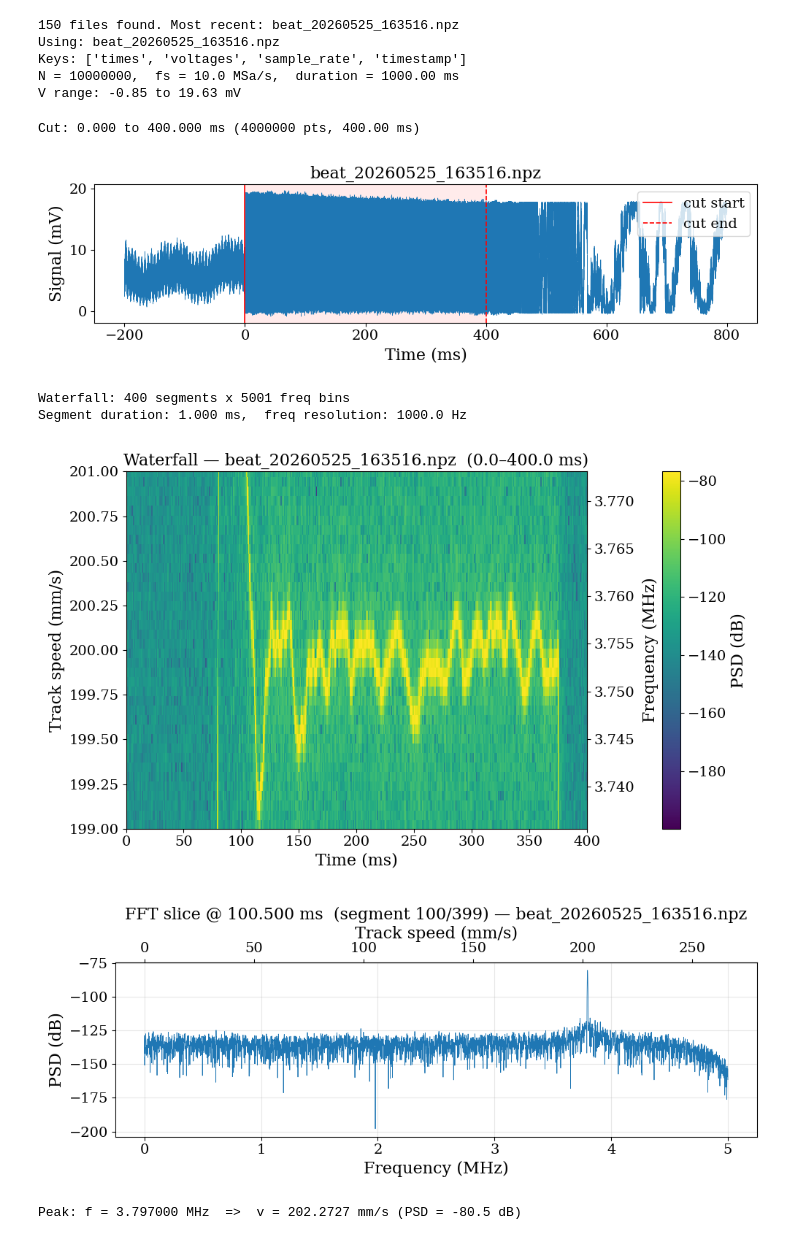
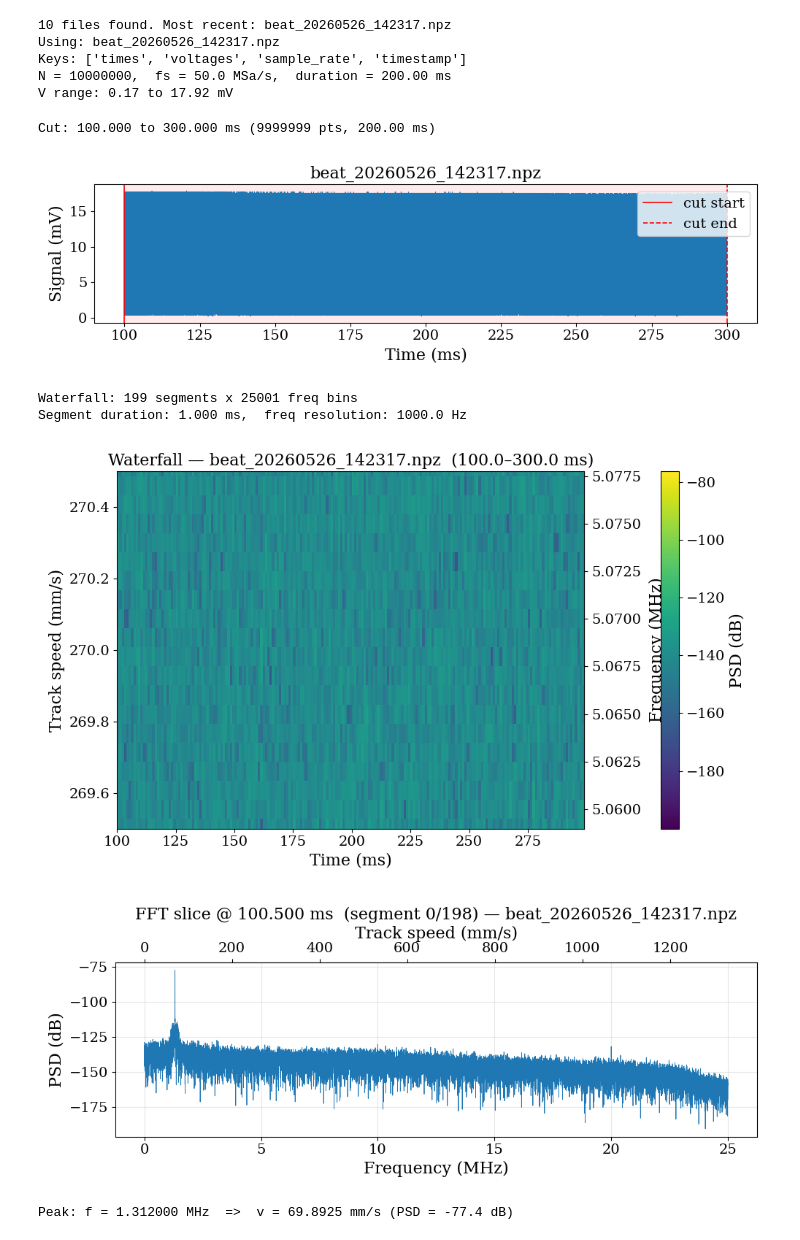
Before and after one commit to josephmlev/eedm_jml, a Jupyter notebook: daqAnalysisAndExperiments/launch/measureTrackVelocityBeatNote/beatNoteAnalysis.ipynb, the cells around one changed output. Saved outputs shown, nothing was run; the diff lists cells and outputs as text; code cells hidden in the pictures.

Commit message:
using track speed beat note stuff

```diff
--- a/daqAnalysisAndExperiments/launch/measureTrackVelocityBeatNote/beatNoteAnalysis.ipynb
+++ b/daqAnalysisAndExperiments/launch/measureTrackVelocityBeatNote/beatNoteAnalysis.ipynb
@@ -15,7 +15,8 @@ plt.rc('legend', fontsize=14)
 plt.rc('figure', titlesize=18)
 # %%
 #data_dir = Path("~/eedm_jml/daqAnalysisAndExperiments/launch/measureTrackVelocityBeatNote/data_gitignore/10Shots_2026_may_15").expanduser()
-data_dir = Path("~/eedm_jml/daqAnalysisAndExperiments/launch/measureTrackVelocityBeatNote/data_gitignore/").expanduser()
+data_dir = Path("~/eedm_jml/daqAnalysisAndExperiments/launch/measureTrackVelocityBeatNote/data_gitignore/70mmps_2026_may_26").expanduser()
+#data_dir = Path("~/eedm_jml/daqAnalysisAndExperiments/launch/measureTrackVelocityBeatNote/data_gitignore/").expanduser()
 files = sorted(data_dir.glob("*.npz"))
 
 if len(files) == 1:
@@ -41,11 +42,11 @@ xinc = 1.0 / fs
 print(f"N = {len(v)},  fs = {fs/1e6:.1f} MSa/s,  duration = {len(v)*xinc*1e3:.2f} ms")
 print(f"V range: {v.min()*1e3:.2f} to {v.max()*1e3:.2f} mV")
 # %% [output]
-150 files found. Most recent: beat_20260525_163516.npz
-Using: beat_20260525_163516.npz
+10 files found. Most recent: beat_20260526_142317.npz
+Using: beat_20260526_142317.npz
 Keys: ['times', 'voltages', 'sample_rate', 'timestamp']
-N = 10000000,  fs = 10.0 MSa/s,  duration = 1000.00 ms
-V range: -0.85 to 19.63 mV
+N = 10000000,  fs = 50.0 MSa/s,  duration = 200.00 ms
+V range: 0.17 to 17.92 mV
 # %%
 t_start = 0e-3      # seconds  <-- edit
 t_end   = 400e-3    # seconds  <-- edit
@@ -73,8 +74,8 @@ ax.legend(loc="upper right")
 plt.tight_layout()
 plt.show()
 # %% [output]
-Cut: 0.000 to 400.000 ms (4000000 pts, 400.00 ms)
+Cut: 100.000 to 300.000 ms (9999999 pts, 200.00 ms)
-[figure, old version]
+[figure, new version]
 # %%
 # %% Cell 3 — Waterfall on the cut data (time horizontal, velocity vertical)
 seg_dur = 1e-3
@@ -126,36 +127,36 @@ im = ax.pcolormesh(
     spec_db.T,
     shading="auto",
     cmap="viridis",
 )
 ax.set_xlabel("Time (ms)")
 ax.set_ylabel("Track speed (mm/s)")
 ax.set_title(f"Waterfall — {fname.name}  ({t_start*1e3:.1f}–{t_end*1e3:.1f} ms)")
 
 # Secondary y-axis: frequency in MHz
 secax = ax.secondary_yaxis(
     "right",
     functions=(
         lambda v_mm: v_to_f(v_mm * 1e-3) / 1e6,   # mm/s -> MHz
         lambda f_mhz: f_to_v(f_mhz * 1e6) * 1e3,  # MHz -> mm/s
     ),
 )
 secax.set_ylabel("Frequency (MHz)", labelpad=8)
 
 # Colorbar placed with explicit padding so it sits clear of the right-side axis
 cbar = fig.colorbar(im, ax=ax, label="PSD (dB)", pad=0.12)
 
 # Optional zoom / clim
 # ax.set_ylim(0, f_to_v(100e6)*1e3)
 # im.set_clim(vmax=spec_db.max(), vmin=spec_db.max() - 60)
-plt.ylim(199, 201)
+plt.ylim(269.5, 270.5)
 
 plt.tight_layout()
 plt.show()
 plt.grid()
 # %% [output]
-Waterfall: 400 segments x 5001 freq bins
+Waterfall: 199 segments x 25001 freq bins
 Segment duration: 1.000 ms,  freq resolution: 1000.0 Hz
-[figure, old version]
+[figure, new version]
 # %%
 # %% Cell 3b — Single FFT slice from the waterfall
 SLICE_TIME_MS = 100.0    # pick a time in ms; nearest segment is used
@@ -194,8 +195,8 @@ peak_i = int(np.argmax(psd_db))
 print(f"Peak: f = {freqs[peak_i]/1e6:.6f} MHz  =>  v = {f_to_v(freqs[peak_i])*1e3:.4f} mm/s "
       f"(PSD = {psd_db[peak_i]:.1f} dB)")
 # %% [output]
-[figure, old version]
+[figure, new version]
-Peak: f = 3.797000 MHz  =>  v = 202.2727 mm/s (PSD = -80.5 dB)
+Peak: f = 1.312000 MHz  =>  v = 69.8925 mm/s (PSD = -77.4 dB)
 # %%
 # %% Cell 4 — Hilbert envelope, instantaneous frequency, velocity
 from scipy.signal import hilbert, butter, filtfilt
```
Also changed, not shown: parts of 4 cells of this notebook, 1 other file.
